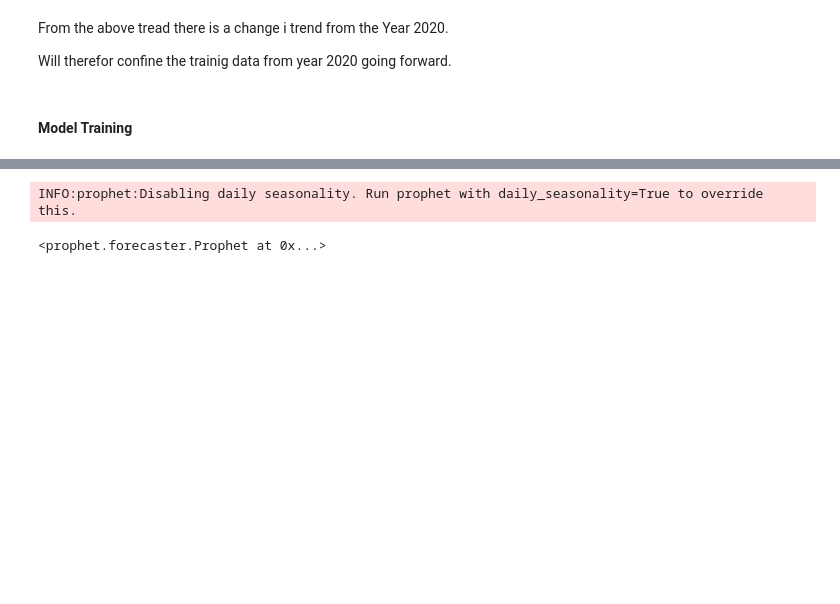
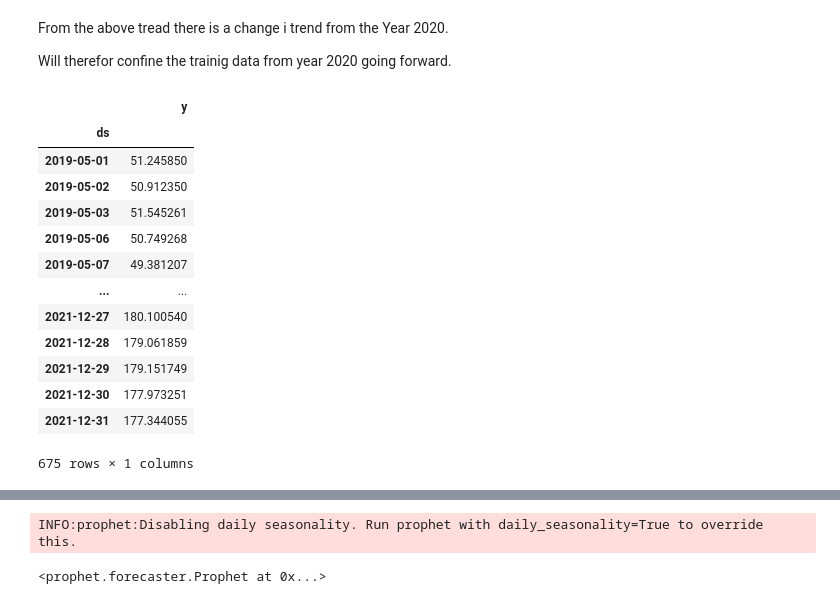
Before and after one commit to dgitahi/nano-degree-final_project, a Jupyter notebook: notebooks/stock_prediction_notebook.ipynb, the cells around one changed output, grey strips where cells are left out. Cells and saved outputs as stored; diff of their text form; code cells hidden in the pictures; blank space fills up the shorter version.

```diff
--- a/notebooks/stock_prediction_notebook.ipynb
+++ b/notebooks/stock_prediction_notebook.ipynb
@@ -234,5 +184,20 @@ See the caveats in the documentation: https://pandas.pydata.org/pandas-docs/stab
 From the above tread there is a change i trend from the Year 2020.
 
 Will therefor confine the trainig data from year 2020 going forward.
-# %% [markdown]
-#### Model Training
+# %%
+df_
+# %% [output]
+|  | y |
+| ds |  |
+| 2019-05-01 | 51.245850 |
+| 2019-05-02 | 50.912350 |
+| 2019-05-03 | 51.545261 |
+| 2019-05-06 | 50.749268 |
+| 2019-05-07 | 49.381207 |
+| ... | ... |
+| 2021-12-27 | 180.100540 |
+| 2021-12-28 | 179.061859 |
+| 2021-12-29 | 179.151749 |
+| 2021-12-30 | 177.973251 |
+| 2021-12-31 | 177.344055 |
+675 rows × 1 columns
```
Also changed, not shown: parts of 30 cells of this notebook.
